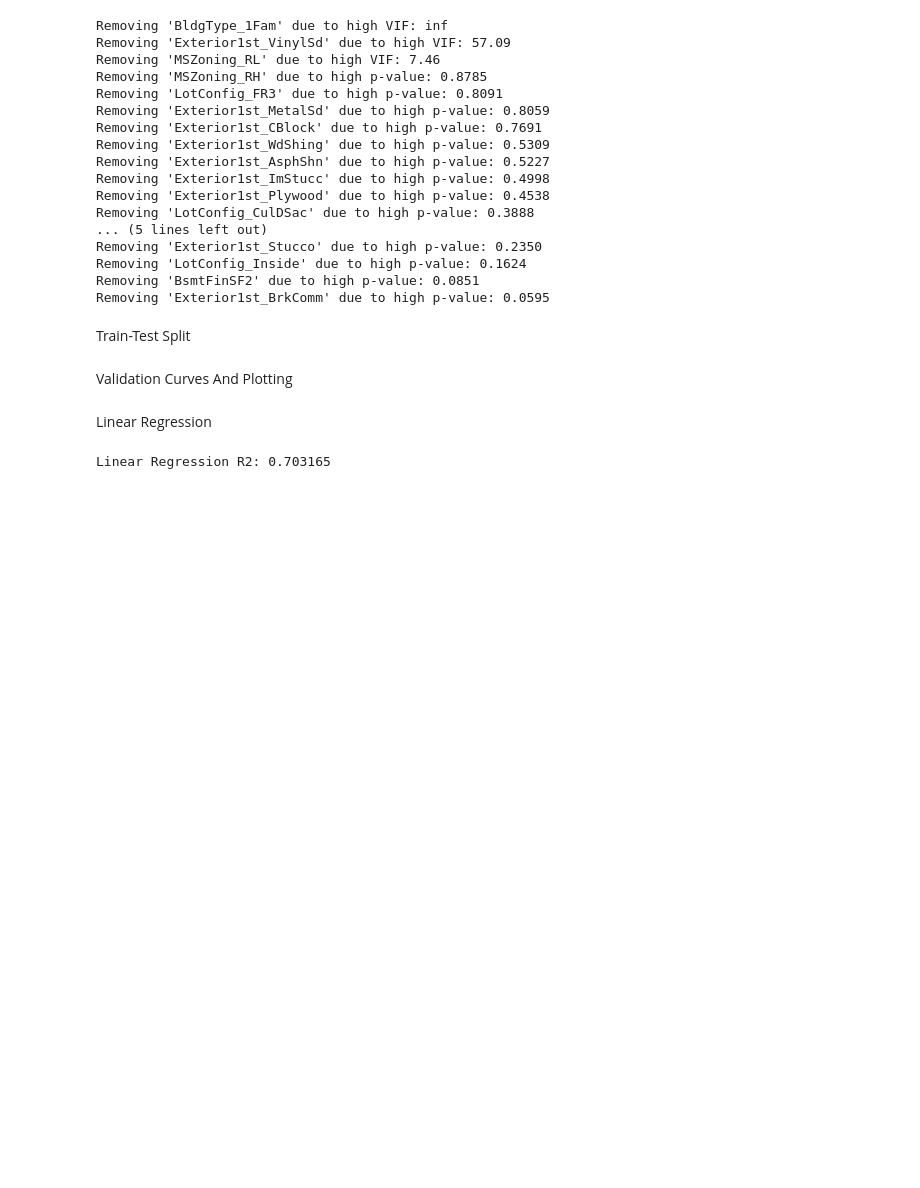
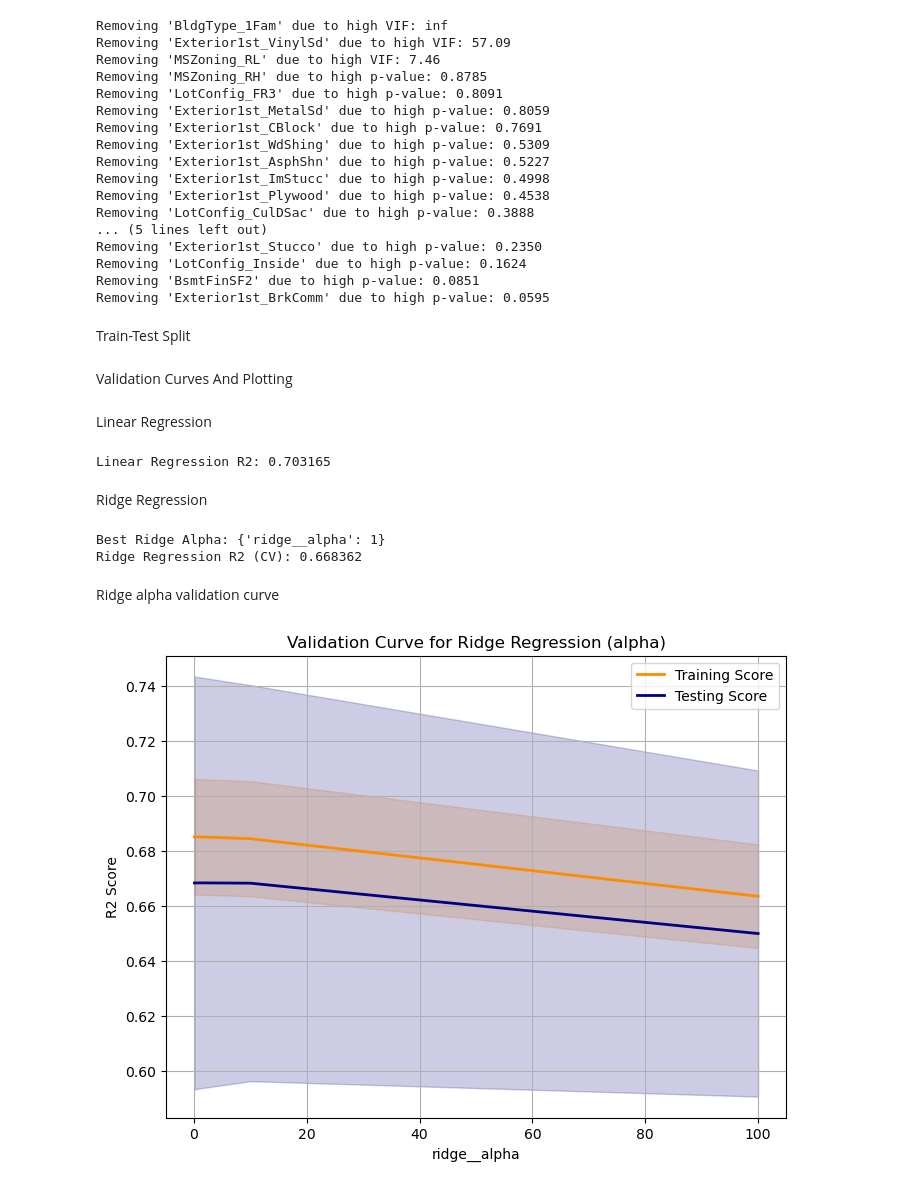
Before and after one commit to KishanSingh2003/House-Price-Pediction, a Jupyter notebook: HousePricePrediction/Training_Models.ipynb, the cells around one changed output. Cells and saved outputs as stored; diff of their text form; code cells hidden in the pictures; blank space fills up the shorter version.

Commit message:
Adding Ridge Regression

```diff
--- a/HousePricePrediction/Training_Models.ipynb
+++ b/HousePricePrediction/Training_Models.ipynb
@@ -193,3 +193,31 @@ y_pred_lr = lr_pipe.predict(X_test)
 print(f"Linear Regression R2: {r2_score(y_test, y_pred_lr):.6f}")
 # %% [output]
 Linear Regression R2: 0.703165
+# %% [markdown]
+Ridge Regression
+# %%
+ridge_pipe = Pipeline([
+    ('scaler', StandardScaler()),
+    ('ridge', Ridge())
+])
+ridge_params = {'ridge__alpha': [0.1, 1, 10, 100]}
+ridge_cv = GridSearchCV(ridge_pipe, ridge_params, cv=5, scoring='r2', n_jobs=-1)
+ridge_cv.fit(X_train, y_train)
+print(f"Best Ridge Alpha: {ridge_cv.best_params_}")
+print(f"Ridge Regression R2 (CV): {ridge_cv.best_score_:.6f}")
+# %% [output]
+Best Ridge Alpha: {'ridge__alpha': 1}
+Ridge Regression R2 (CV): 0.668362
+# %% [markdown]
+Ridge alpha validation curve
+# %%
+plot_validation_curve(
+    estimator=ridge_pipe,
+    X=X_train,
+    y=y_train,
+    param_name='ridge__alpha',
+    param_range=[0.1, 1, 10, 100],
+    title='Validation Curve for Ridge Regression (alpha)'
+)
+# %% [output]
+[figure, added]
```
